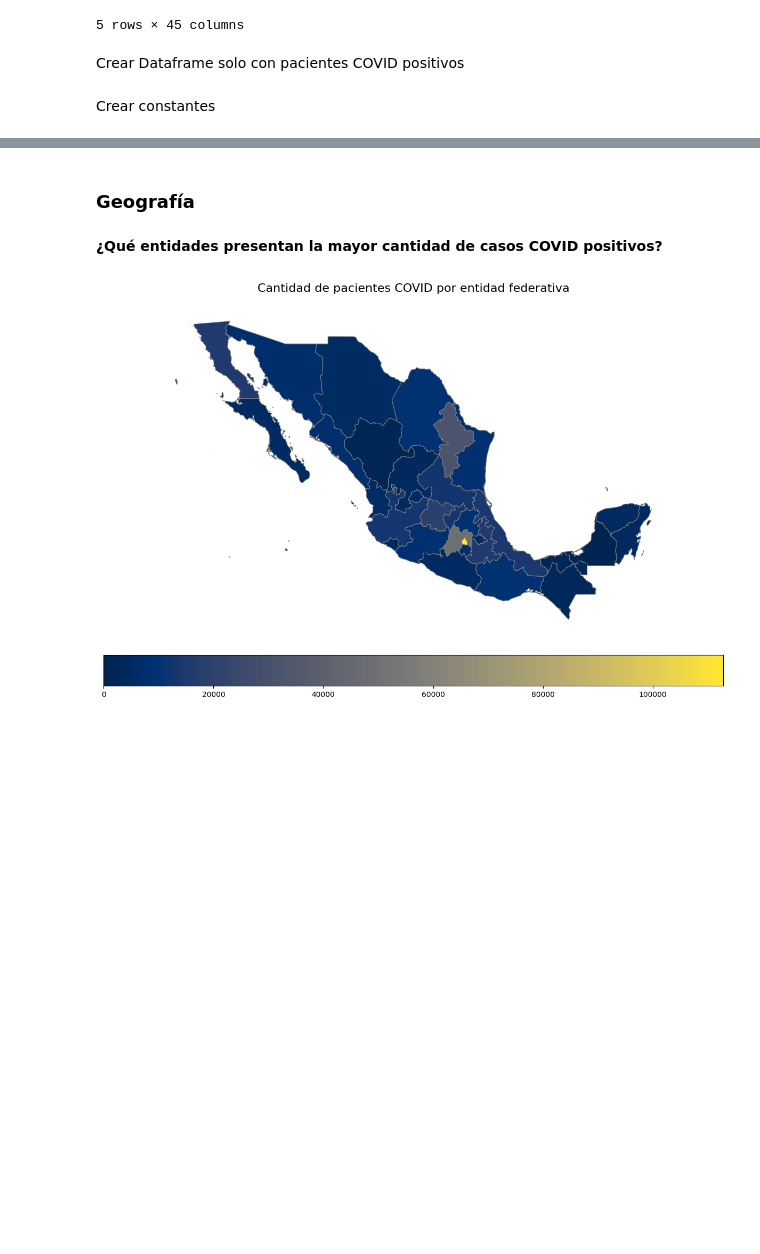
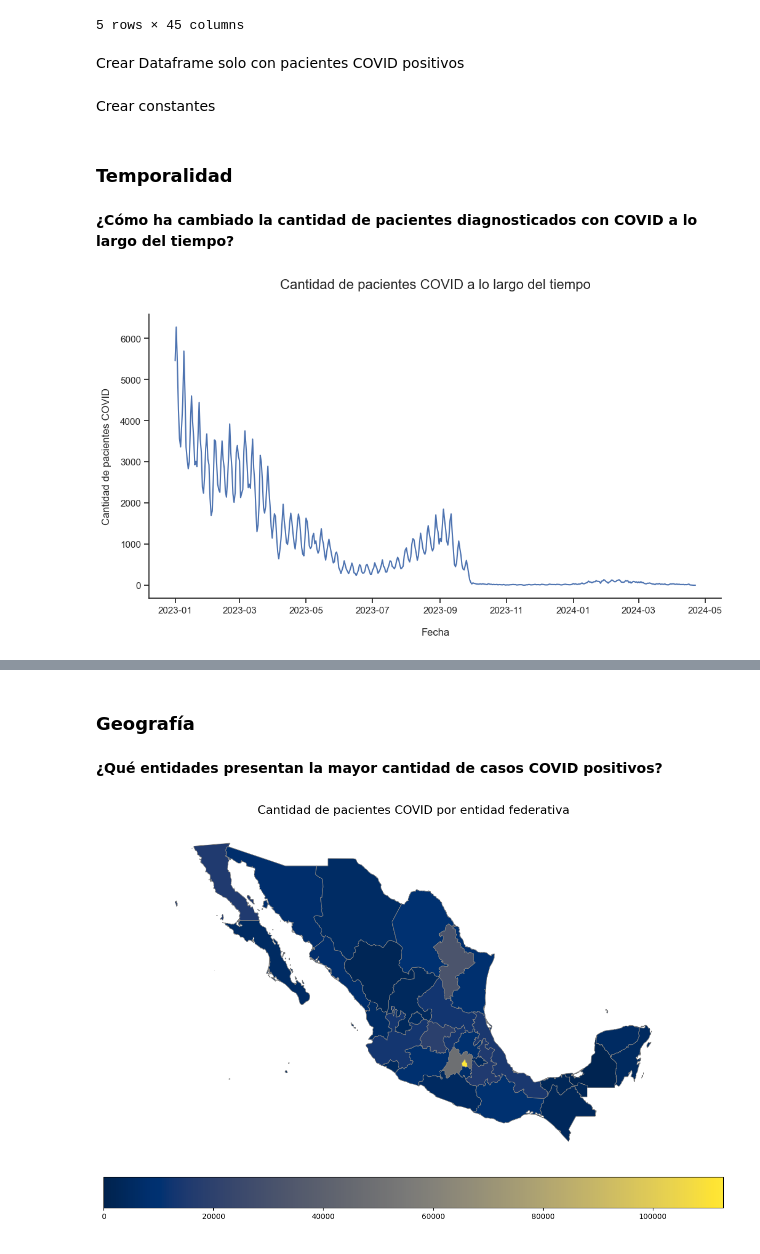
Before and after one commit to VesnaPivac/ML_COVID19-Mexico, a Jupyter notebook: src/visualization/eda.ipynb, the cells around one changed output, grey strips where cells are left out. Saved outputs shown, nothing was run; the diff lists cells and outputs as text; code cells hidden in the pictures; blank space fills up the shorter version.

```diff
--- a/src/visualization/eda.ipynb
+++ b/src/visualization/eda.ipynb
@@ -61,3 +61,42 @@ ENTIDADES = {
     29: 'Tlaxcala', 30: 'Veracruz de Ignacio de la Llave', 31: 'Yucatán',
     32: 'Zacatecas'
 }
+# %% [markdown]
+### Temporalidad
+# %% [markdown]
+**¿Cómo ha cambiado la cantidad de pacientes diagnosticados con COVID a lo largo del tiempo?**
+# %%
+# Crear copia del DataFrame
+df_time = df_covid.copy()
+
+# Convert the year, month, and day columns into a single datetime column
+df_time['FECHA_SINTOMAS'] = pd.to_datetime(df_time[['AÑO_SINTOMAS', 'MES_SINTOMAS', 'DIA_SINTOMAS']].astype(str).agg('-'.join, axis=1))
+
+# Group by the date and count the occurrences
+df_covid_counts = df_time.groupby('FECHA_SINTOMAS').size().reset_index(name='count')
+
+# Set seaborn style
+sns.set(style="white")
+
+# Plot the data using seaborn
+plt.figure(figsize=(12, 6))
+ax = sns.lineplot(data=df_covid_counts, x='FECHA_SINTOMAS', y='count', marker='')
+
+plt.title('Cantidad de pacientes COVID a lo largo del tiempo', fontsize=16, pad=30)
+plt.xlabel('Fecha', labelpad=15)
+plt.ylabel('Cantidad de pacientes COVID', labelpad=10)
+
+# Desactivar las marcas en el eje x
+ax.tick_params(axis='x', which='both', bottom=True, top=False, labelbottom=True)
+# Desactivar las marcas en el eje y
+ax.tick_params(axis='y', which='both', left=True)
+
+# Mantener solo el borde izquierdo y inferior
+ax.spines['left'].set_visible(True)
+ax.spines['bottom'].set_visible(True)
+ax.spines['top'].set_visible(False)
+ax.spines['right'].set_visible(False)
+
+plt.show()
+# %% [output]
+[figure, added]
```
Also changed, not shown: parts of 3 cells of this notebook.
